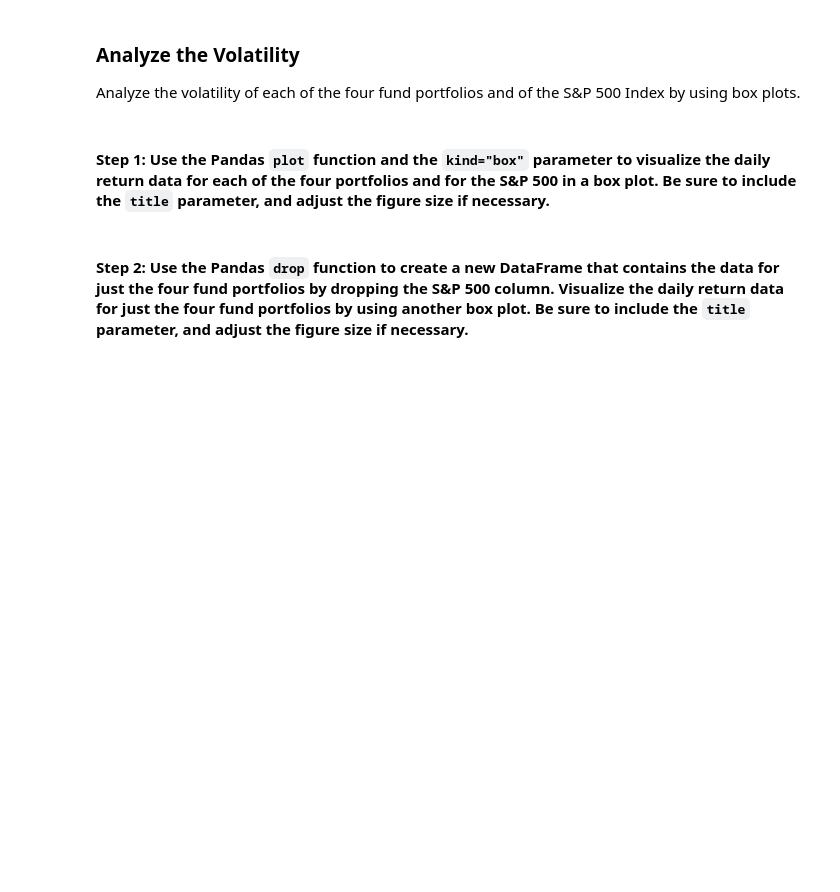
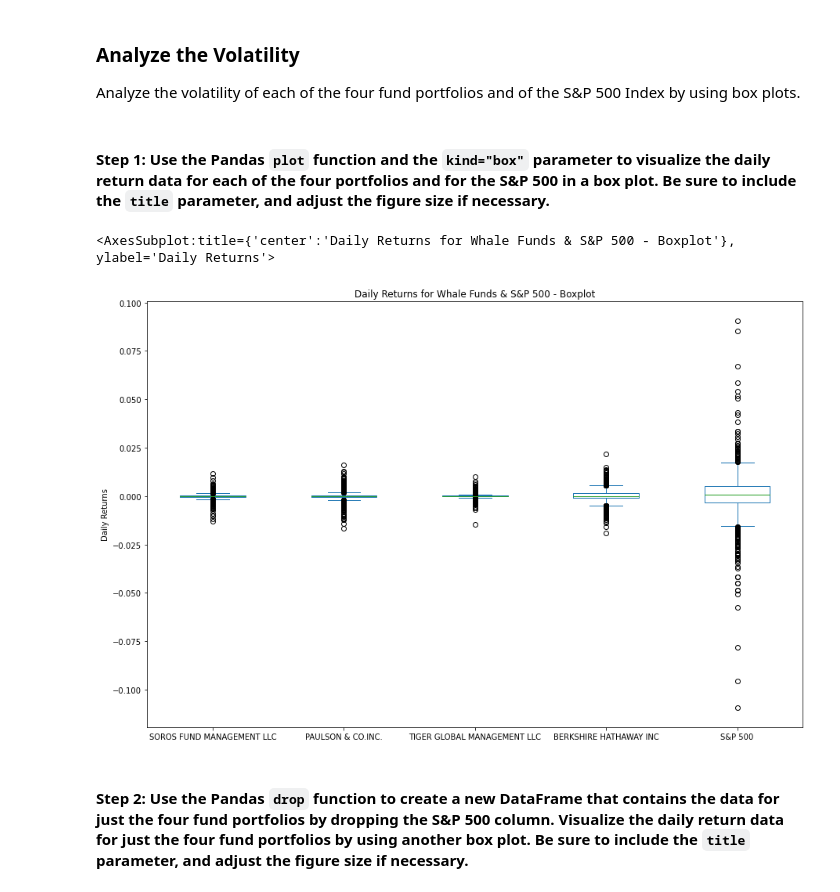
Before and after one commit to chdi2942/Risk_Return_Analysis, a Jupyter notebook: risk_return_analysis.ipynb, the cells around one changed output. Drawn from its saved outputs; the diff is of its cells as text; code cells hidden in the pictures; blank space fills up the shorter version.

Commit message:
Analyzed the volatility of the four funds and the S&P 500 Index

```diff
--- a/risk_return_analysis.ipynb
+++ b/risk_return_analysis.ipynb
@@ -200,7 +200,10 @@ Analyze the volatility of each of the four fund portfolios and of the S&P 500 In
 # %%
 # Use the daily return data to create box plots to visualize the volatility of the 4 funds and the S&P 500
 # Include a title parameter and adjust the figure size
-# YOUR CODE HERE
+whale_daily_return.plot(kind="box", title="Daily Returns for Whale Funds & S&P 500 - Boxplot", figsize=(15,10), legend=True, ylabel="Daily Returns")
+# %% [output]
+<AxesSubplot:title={'center':'Daily Returns for Whale Funds & S&P 500 - Boxplot'}, ylabel='Daily Returns'>
+[figure, added]
 # %% [markdown]
 #### Step 2: Use the Pandas `drop` function to create a new DataFrame that contains the data for just the four fund portfolios by dropping the S&P 500 column. Visualize the daily return data for just the four fund portfolios by using another box plot. Be sure to include the `title` parameter, and adjust the figure size if necessary.
 # %%
```
Also changed, not shown: parts of 3 cells of this notebook.
